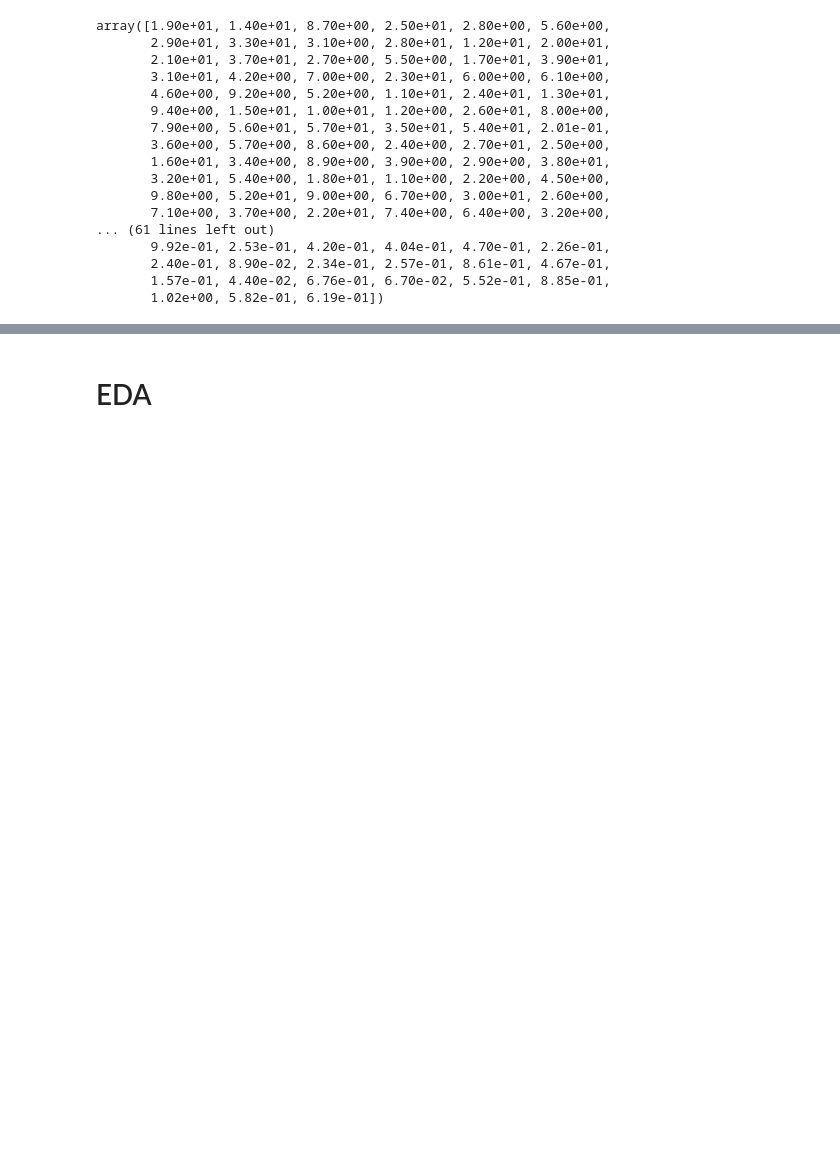
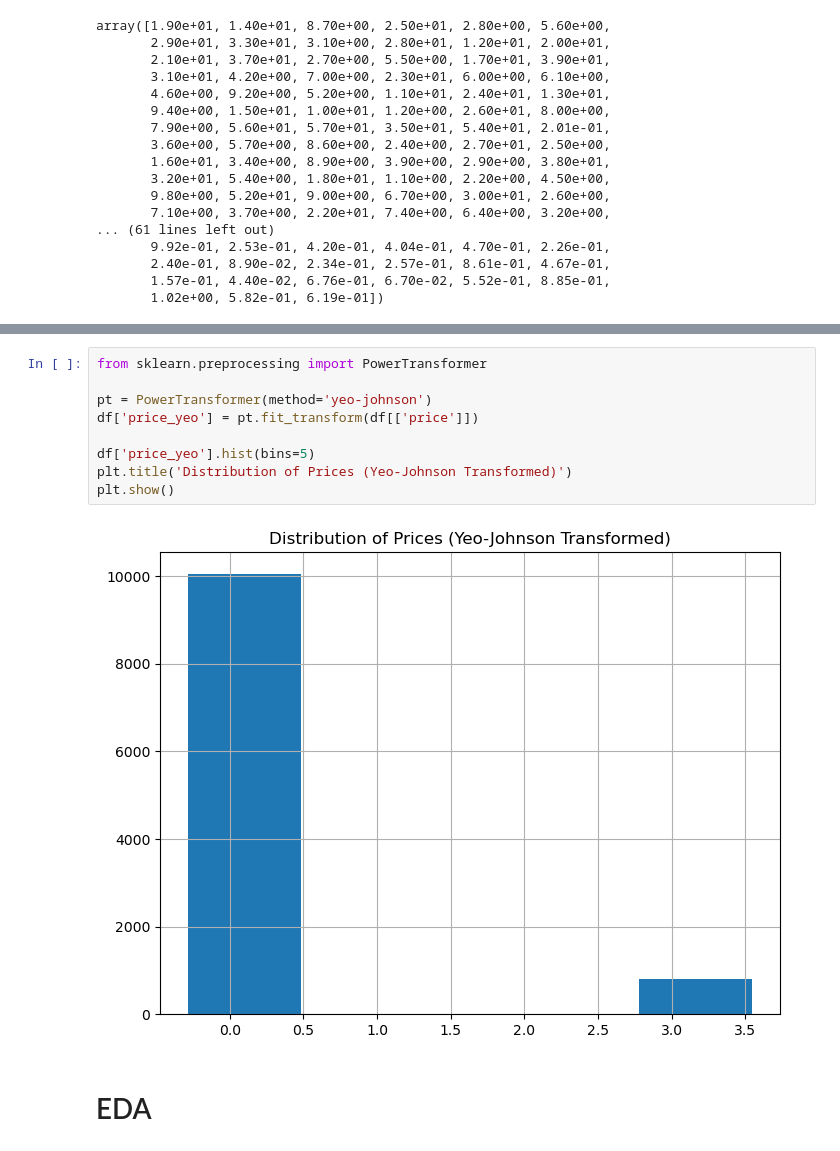
Before and after one commit to danial-baraty/ML-projs, a Jupyter notebook: googleplaystore/Mini Project 1.ipynb, the cells around one changed output, grey strips where cells are left out. Drawn from its saved outputs; the diff is of its cells as text; blank space fills up the shorter version.

```diff
--- a/googleplaystore/Mini Project 1.ipynb
+++ b/googleplaystore/Mini Project 1.ipynb
@@ -247,2 +388,13 @@ array([1.90e+01, 1.40e+01, 8.70e+00, 2.50e+01, 2.80e+00, 5.60e+00,
+# %%
+from sklearn.preprocessing import PowerTransformer
+
+pt = PowerTransformer(method='yeo-johnson')
+df['price_yeo'] = pt.fit_transform(df[['price']])
+
+df['price_yeo'].hist(bins=5)
+plt.title('Distribution of Prices (Yeo-Johnson Transformed)')
+plt.show()
+# %% [output]
+[figure, added]
 # %% [markdown]
 # EDA
```
Also changed, not shown: parts of 22 cells of this notebook.
